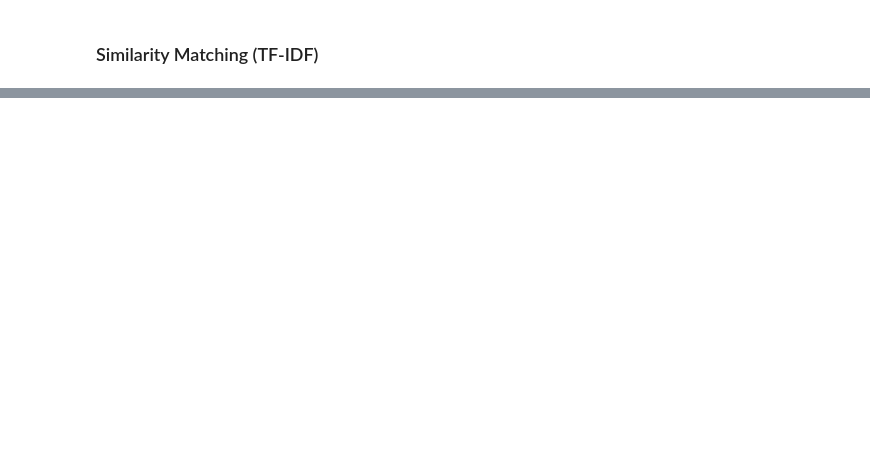
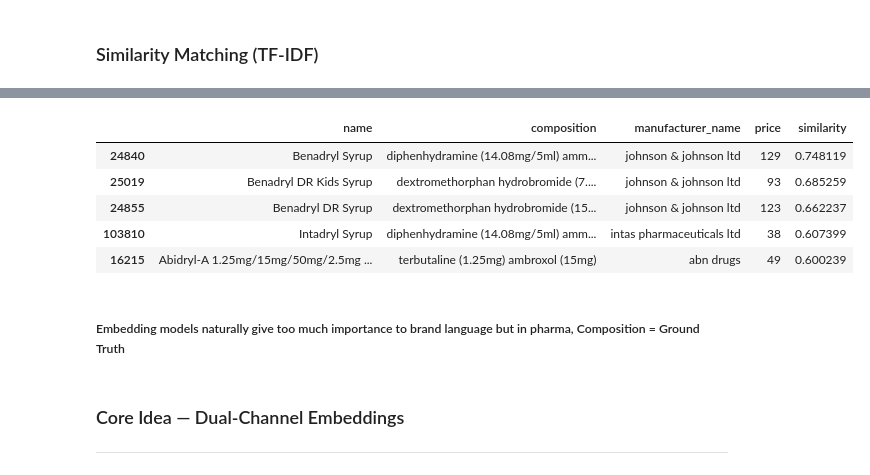
Before and after one commit to PrathmeshJugati/ai-pharma-assistant, a Jupyter notebook: notebooks/Reccomendation.ipynb, the cells around one changed output, grey strips where cells are left out. Cells and saved outputs as stored; diff of their text form; code cells hidden in the pictures; blank space fills up the shorter version.

```diff
--- a/notebooks/Reccomendation.ipynb
+++ b/notebooks/Reccomendation.ipynb
@@ -107,0 +145,12 @@ find_similar_substitutes("benadryl syrup")
+# %%
+embeddings = model.encode(
+    dt['document'].tolist(),
+    show_progress_bar=True,
+    batch_size=64
+)
+# %%
+import numpy as np
+import faiss
+
+new_embeddings = np.array(embeddings).astype("float32")
+faiss.normalize_L2(new_embeddings)  # Normalize the vectors
@@ -107,0 +159,5 @@ find_similar_substitutes("benadryl syrup")
+# %%
+dimension = new_embeddings.shape[1]
+
+index = faiss.IndexFlatIP(dimension)
+index.add(new_embeddings)
@@ -107,0 +174,31 @@ find_similar_substitutes("benadryl syrup")
+# %%
+def semantic_search(query, top_k=5):
+
+    query_embedding = model.encode([query]).astype("float32")
+
+    # normalize query
+    faiss.normalize_L2(query_embedding)
+
+    scores, indices = index.search(query_embedding, top_k)
+
+    results = dt.iloc[indices[0]].copy()
+    results["similarity"] = scores[0]
+
+    return results[
+        ["name", "composition", "manufacturer_name", "price", "similarity"]
+    ]
+# %%
+semantic_search("benadryl syrup")
+# %% [output]
+|  | name | composition | manufacturer_name | price | similarity |
+| 24840 | Benadryl Syrup | diphenhydramine (14.08mg/5ml) amm... | johnson & johnson ltd | 129 | 0.748119 |
+| 25019 | Benadryl DR Kids Syrup | dextromethorphan hydrobromide (7.... | johnson & johnson ltd | 93 | 0.685259 |
+| 24855 | Benadryl DR Syrup | dextromethorphan hydrobromide (15... | johnson & johnson ltd | 123 | 0.662237 |
+| 103810 | Intadryl Syrup | diphenhydramine (14.08mg/5ml) amm... | intas pharmaceuticals ltd | 38 | 0.607399 |
+| 16215 | Abidryl-A 1.25mg/15mg/50mg/2.5mg ... | terbutaline (1.25mg) ambroxol (15mg) | abn drugs | 49 | 0.600239 |
+# %% [markdown]
+##### Embedding models naturally give too much importance to brand language but in pharma, Composition = Ground Truth
+# %% [markdown]
+### Core Idea — Dual-Channel Embeddings
+
+---
```
Also changed, not shown: parts of 30 cells of this notebook.
